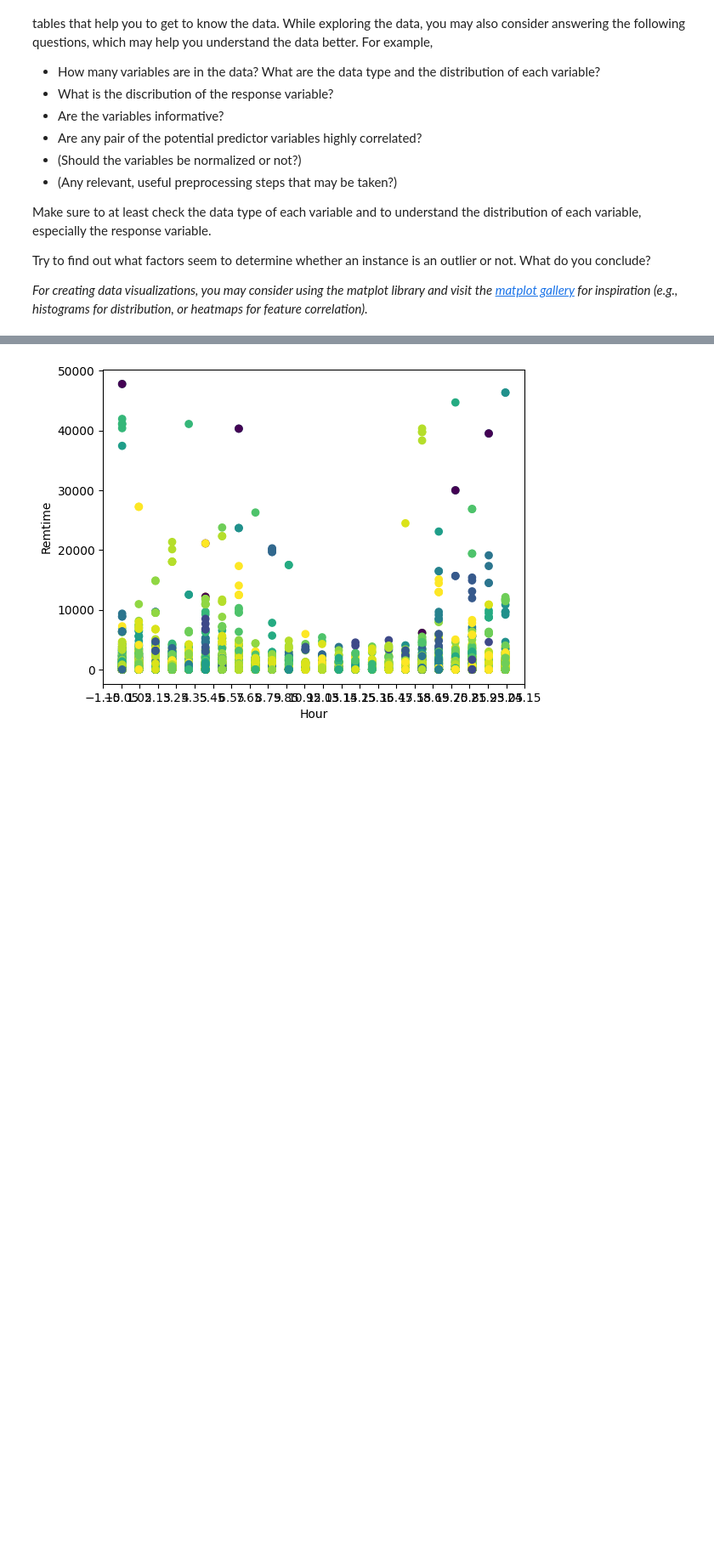
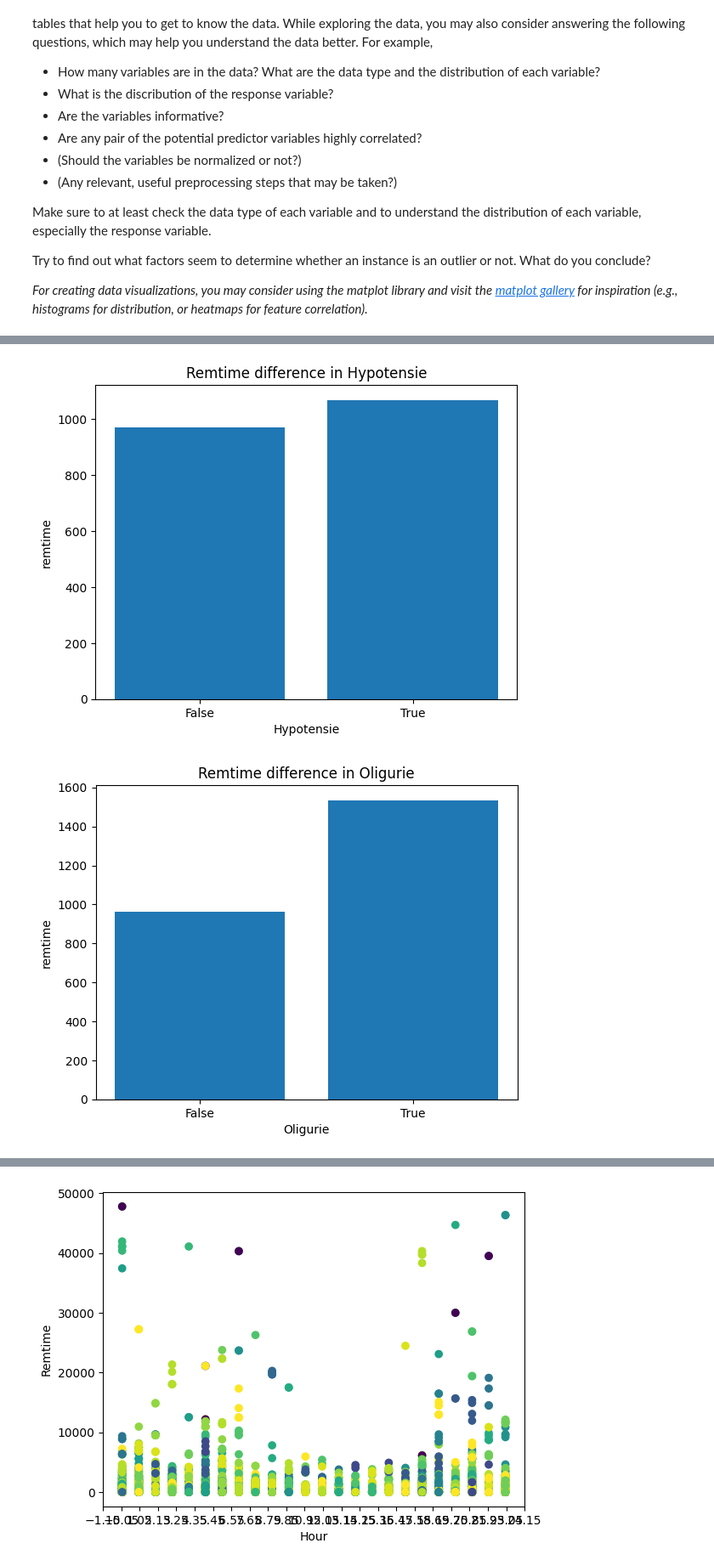
Before and after one commit to MacSuperior/APML-2, a Jupyter notebook: daniel-exploration2.ipynb, the cells around one changed output, grey strips where cells are left out. Shown: that part at 85% size. Saved outputs shown, nothing was run; the diff lists cells and outputs as text; code cells hidden in the pictures; blank space fills up the shorter version.

```diff
--- a/daniel-exploration2.ipynb
+++ b/daniel-exploration2.ipynb
@@ -174,0 +187,23 @@ Try to find out what factors seem to determine whether an instance is an outlier
+# %%
+# hypotensie / oligurie / hypoxie / infusion / disfuncorg
+
+def plot_fig(df, x, y, title, xlabel, ylabel):
+    plt.bar(df[x], df[y])
+    plt.title(title)
+    plt.xlabel(xlabel)
+    plt.ylabel(ylabel)
+    plt.show()
+
+# Hypotensia
+
+for col in ["Hypotensie", "Oligurie", "Hypoxie", "Infusion", "DisfuncOrg"]:
+    data_without_missing = data_sepsis.drop(data_sepsis[data_sepsis[col] == "missing"].index)
+
+    data_group = pd.DataFrame(data_without_missing.groupby(col, as_index = False)["remtime"].mean())
+    title = f"Remtime difference in {col}"
+    xlabel = col
+    ylabel = "remtime"
+    plot_fig(df=data_group, x=col, y="remtime", title=title, xlabel=xlabel, ylabel=ylabel)
+# %% [output]
+[figure, added]
+[figure, added]
```
Also changed, not shown: parts of 32 cells of this notebook, 1 other file.
